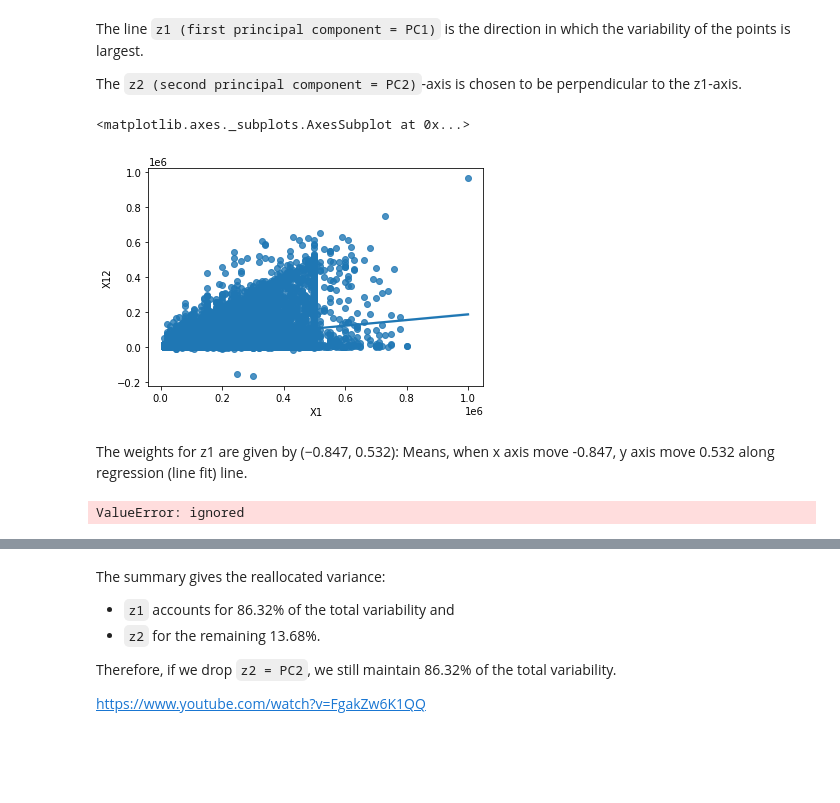
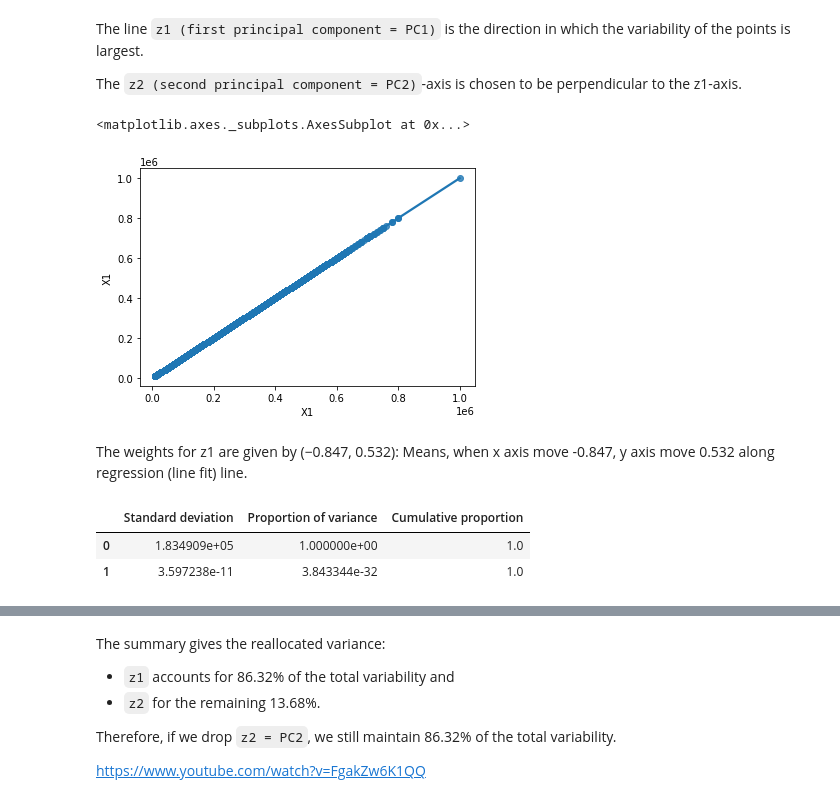
Before and after one commit to PosgradoMNA/actividades-del-projecto-cad_equipo_18, a Jupyter notebook: Semana_4_Actividad_1_Equipo_18_PCA.ipynb, the cells around one changed output, grey strips where cells are left out. Cells and saved outputs as stored; diff of their text form; code cells hidden in the pictures; blank space fills up the shorter version.

```diff
--- a/Semana_4_Actividad_1_Equipo_18_PCA.ipynb
+++ b/Semana_4_Actividad_1_Equipo_18_PCA.ipynb
@@ -119,12 +248,12 @@ import seaborn as sns
 # %%
 p = sns.regplot(data = df,
                 x = df.X1,
-                y = df.X12
+                y = df.X1
                )
 p
 # %% [output]
 <matplotlib.axes._subplots.AxesSubplot at 0x...>
-[figure, old version]
+[figure, new version]
 # %% [markdown]
 The weights for z1 are given by (−0.847, 0.532): Means, when x axis move -0.847, y axis move 0.532 along regression (line fit) line.
 # %%
@@ -133,7 +262,7 @@ from sklearn.decomposition import PCA
 # %%
 pcs = PCA(n_components=2)
 
-pcs.fit(df[['X1', 'X12']])
+pcs.fit(df[['X1', 'X1']])
 
 pcsSummary = pd.DataFrame({'Standard deviation': np.sqrt(pcs.explained_variance_),
                           'Proportion of variance': pcs.explained_variance_ratio_,
@@ -142,7 +271,9 @@ pcsSummary = pd.DataFrame({'Standard deviation': np.sqrt(pcs.explained_variance_
                           )
 pcsSummary
 # %% [output]
-ValueError: ignored
+|  | Standard deviation | Proportion of variance | Cumulative proportion |
+| 0 | 1.834909e+05 | 1.000000e+00 | 1.0 |
+| 1 | 3.597238e-11 | 3.843344e-32 | 1.0 |
 # %%
 pcsSummary = pcsSummary.transpose()
 pcsSummary.round(2)
```
Also changed, not shown: parts of 43 cells of this notebook.
